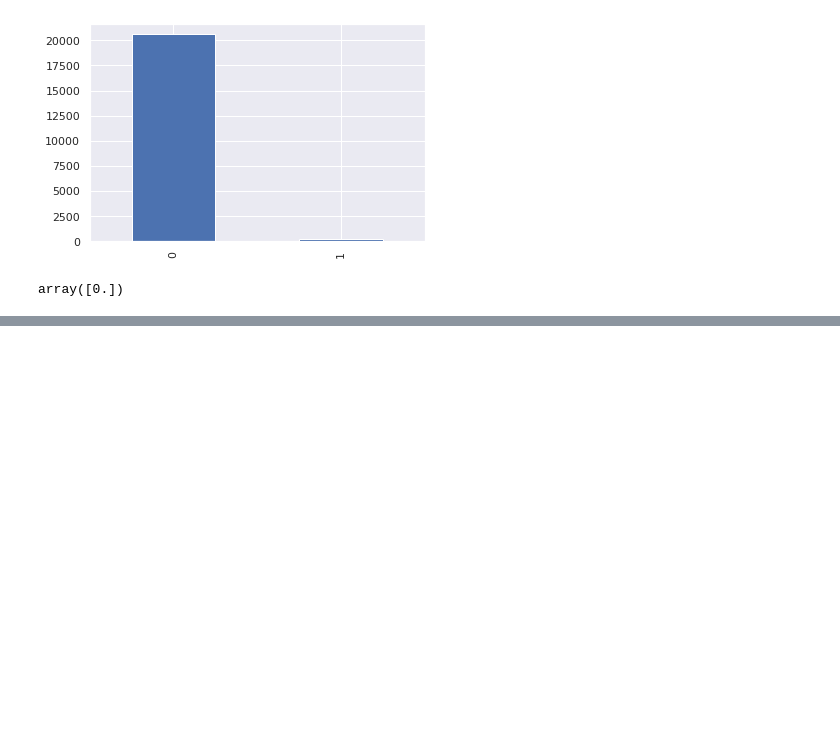
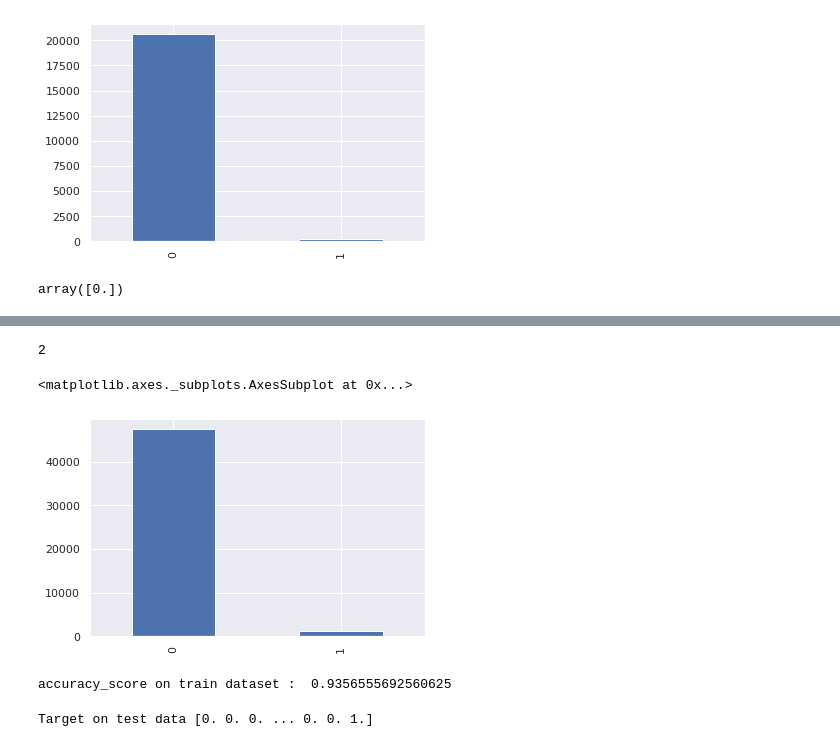
Before and after one commit to abel-keya/employee_promotion_recommender, a Jupyter notebook: Employee_Recomender_System_Group5_cci.ipynb, the cells around one changed output, grey strips where cells are left out. Saved outputs shown, nothing was run; the diff lists cells and outputs as text; code cells hidden in the pictures; blank space fills up the shorter version.

```diff
--- a/Employee_Recomender_System_Group5_cci.ipynb
+++ b/Employee_Recomender_System_Group5_cci.ipynb
@@ -1116,0 +1199,4 @@ array([0.])
+# %%
+model = XGBClassifier()
+# fit the model with the training data
+model.fit(train_x,train_y)
@@ -1116,0 +1211,4 @@ array([0.])
+# %%
+# predict the target on the train dataset
+predict_train = model.predict(train_x)
+print('\nTarget on train data',predict_train)
@@ -1116,0 +1217,8 @@ array([0.])
+# %%
+# empty dataframe
+df_pred = pd.DataFrame()
+# %%
+# add the array to df as a column
+#df['prediction'] = y_pred.astype(bool)
+df_pred['predict_train'] = predict_train.astype(int)
+df_pred
@@ -1116,0 +1239,21 @@ array([0.])
+# %%
+df_pred['predict_train'].nunique()
+# %% [output]
+2
+# %%
+df_pred['predict_train'].value_counts().plot.bar()
+# %% [output]
+<matplotlib.axes._subplots.AxesSubplot at 0x...>
+[figure, added]
+# %%
+# Accuray Score on train dataset
+accuracy_train = accuracy_score(train_y,predict_train)
+print('\naccuracy_score on train dataset : ', accuracy_train)
+# %% [output]
+accuracy_score on train dataset :  0.9356555692560625
+# %%
+# predict the target on the test dataset
+predict_test = model.predict(test_x)
+print('\nTarget on test data',predict_test)
+# %% [output]
+Target on test data [0. 0. 0. ... 0. 0. 1.]
```
Also changed, not shown: parts of 57 cells of this notebook.
